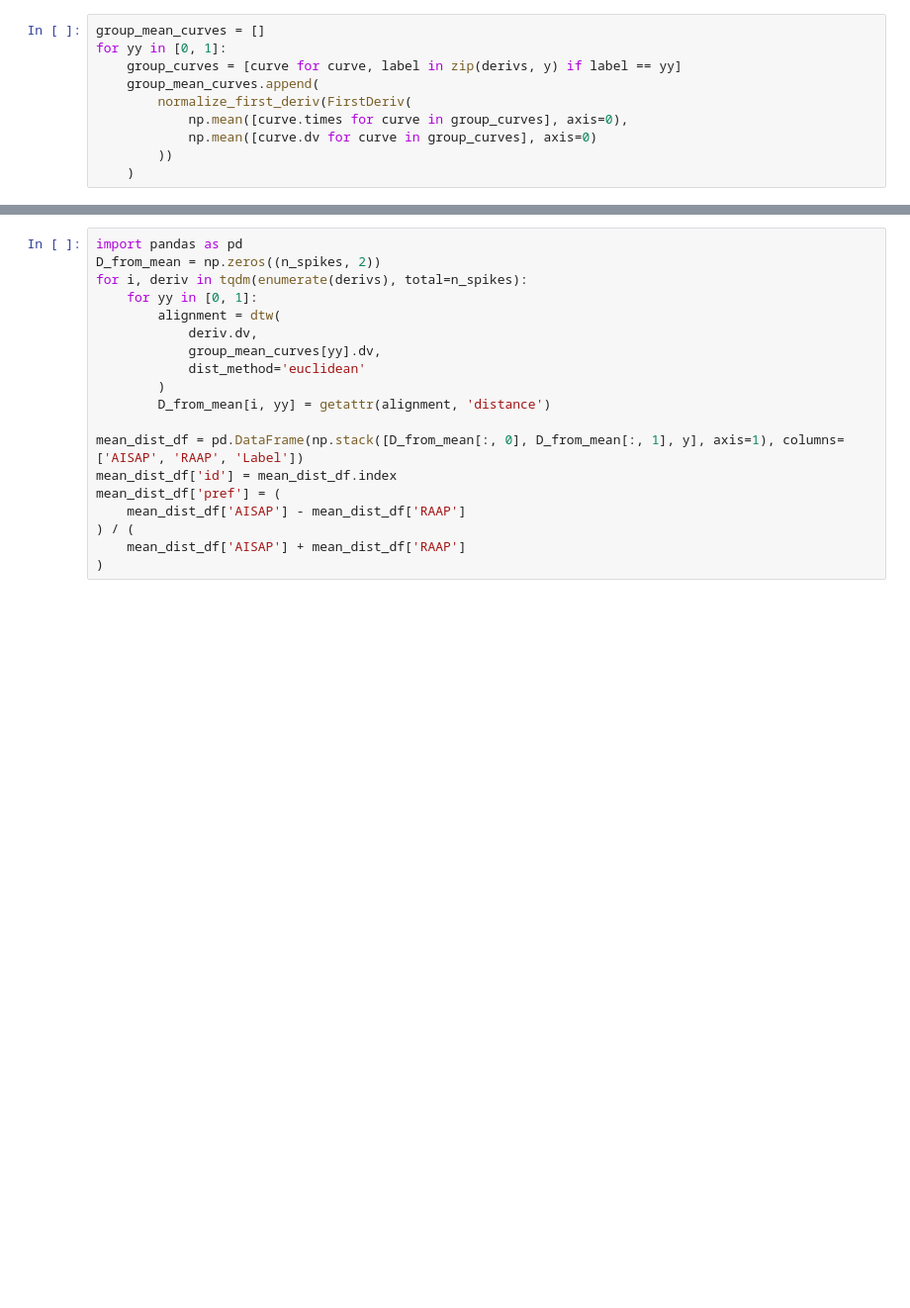
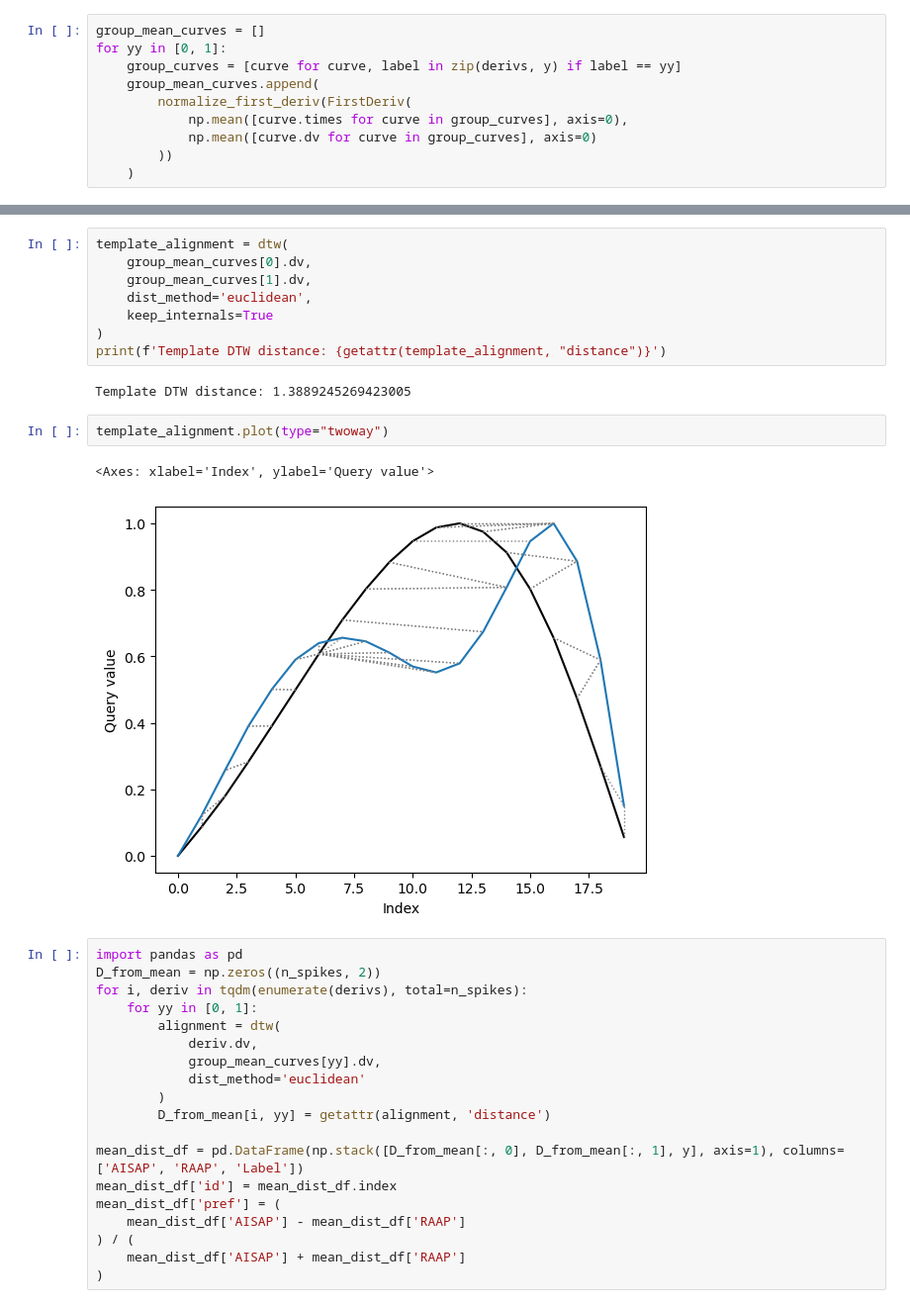
Before and after one commit to sborde/raap, a Jupyter notebook: dtw_classifier/Classify using DTW on stretched spike first deriv.ipynb, the cells around one changed output, grey strips where cells are left out. Shown at 99% size. Cells and saved outputs as stored; diff of their text form; blank space fills up the shorter version.

Commit message:
mod: examination of spike type classification

```diff
--- a/dtw_classifier/Classify using DTW on stretched spike first deriv.ipynb
+++ b/dtw_classifier/Classify using DTW on stretched spike first deriv.ipynb
@@ -166,3 +178,18 @@ plt.show()
+# %%
+template_alignment = dtw(
+    group_mean_curves[0].dv,
+    group_mean_curves[1].dv,
+    dist_method='euclidean',
+    keep_internals=True
+)
+print(f'Template DTW distance: {getattr(template_alignment, "distance")}')
+# %% [output]
+Template DTW distance: 1.3889245269423005
+# %%
+template_alignment.plot(type="twoway")
+# %% [output]
+<Axes: xlabel='Index', ylabel='Query value'>
+[figure, added]
 # %%
 import pandas as pd
 D_from_mean = np.zeros((n_spikes, 2))
```
Also changed, not shown: parts of 6 cells of this notebook.
